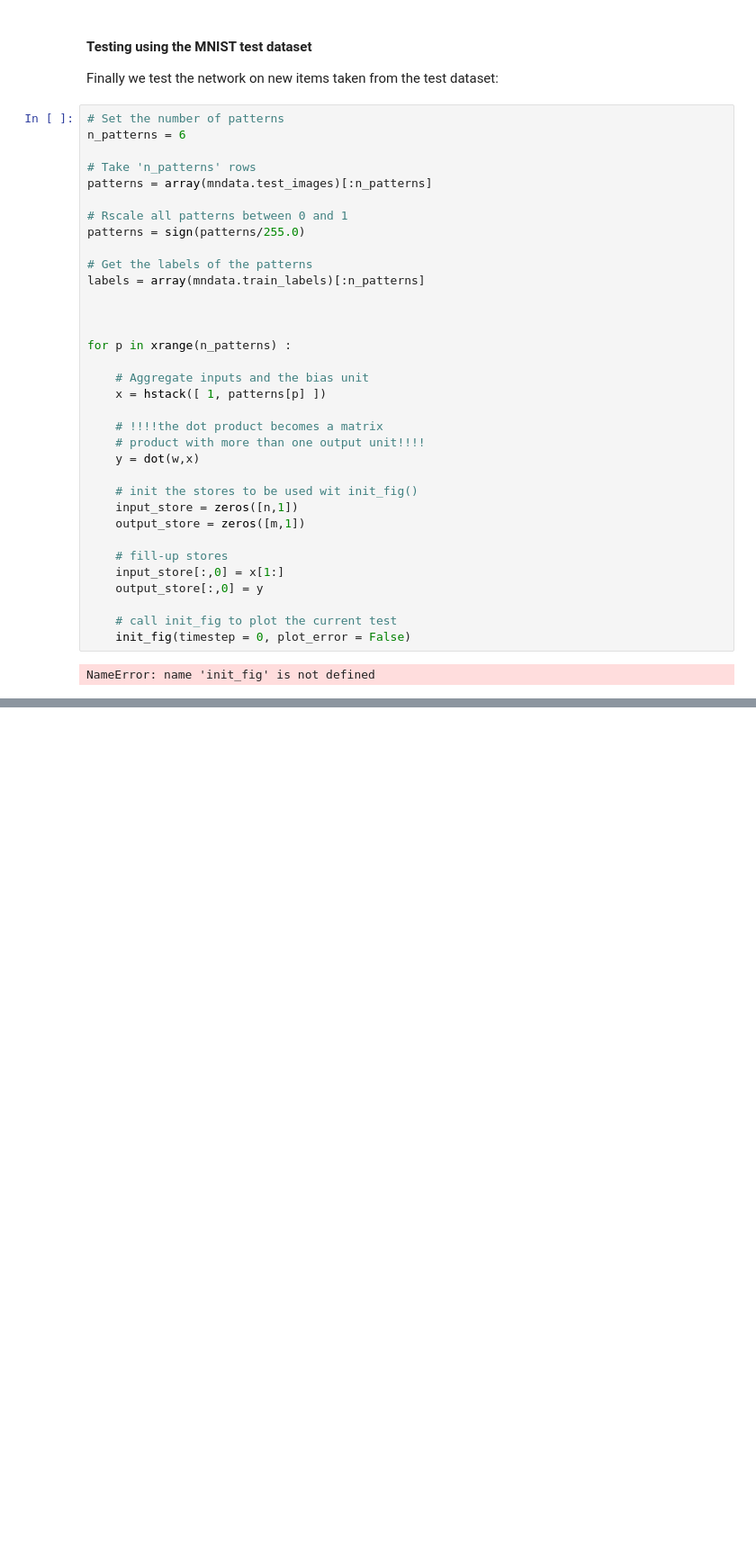
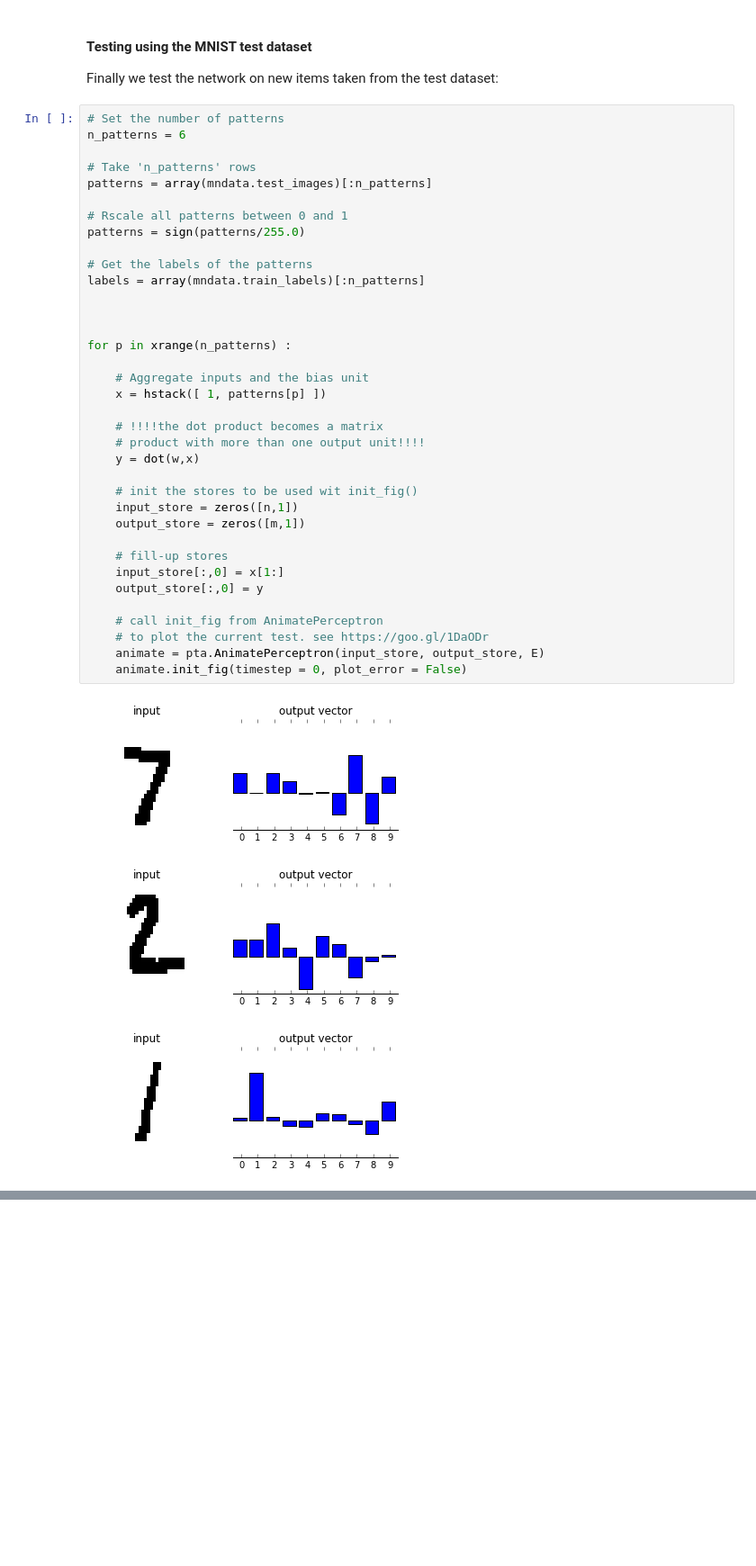
Before and after one commit to cecconeurale/neunet-basics, a Jupyter notebook: course/perceptron.ipynb, the cells around one changed output, grey strips where cells are left out. Shown at 90% size. Saved outputs shown, nothing was run; the diff lists cells and outputs as text; blank space fills up the shorter version.

Commit message:
perceptron

```diff
--- a/course/perceptron.ipynb
+++ b/course/perceptron.ipynb
@@ -557,33 +557,37 @@ n_patterns = 6
 
 # Take 'n_patterns' rows
 patterns = array(mndata.test_images)[:n_patterns]
 
 # Rscale all patterns between 0 and 1
 patterns = sign(patterns/255.0)
 
 # Get the labels of the patterns
 labels = array(mndata.train_labels)[:n_patterns]
 
 
 
 for p in xrange(n_patterns) :
 
     # Aggregate inputs and the bias unit
     x = hstack([ 1, patterns[p] ])
 
     # !!!!the dot product becomes a matrix
     # product with more than one output unit!!!!
     y = dot(w,x)
 
     # init the stores to be used wit init_fig()
     input_store = zeros([n,1])
     output_store = zeros([m,1])
 
     # fill-up stores
     input_store[:,0] = x[1:]
     output_store[:,0] = y
 
-    # call init_fig to plot the current test
-    init_fig(timestep = 0, plot_error = False)
+    # call init_fig from AnimatePerceptron
+    # to plot the current test. see https://goo.gl/1DaODr
+    animate = pta.AnimatePerceptron(input_store, output_store, E)
+    animate.init_fig(timestep = 0, plot_error = False)
 # %% [output]
-NameError: name 'init_fig' is not defined
+[figure, added]
+[figure, added]
+[figure, added]
```
Also changed, not shown: parts of 2 cells of this notebook.
